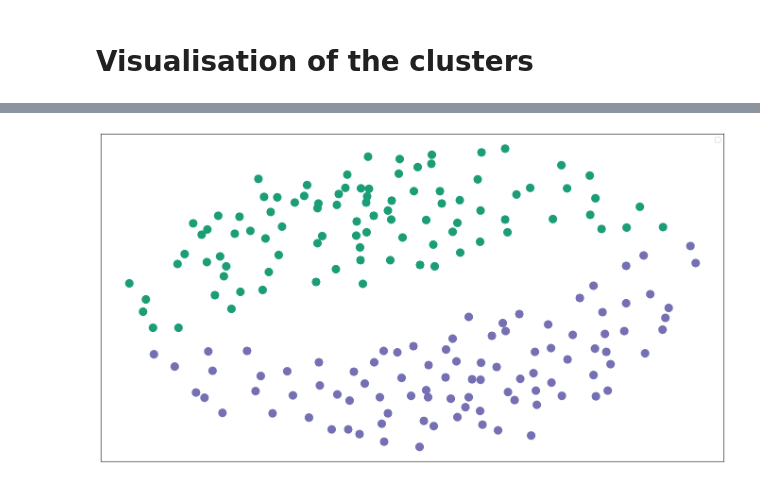
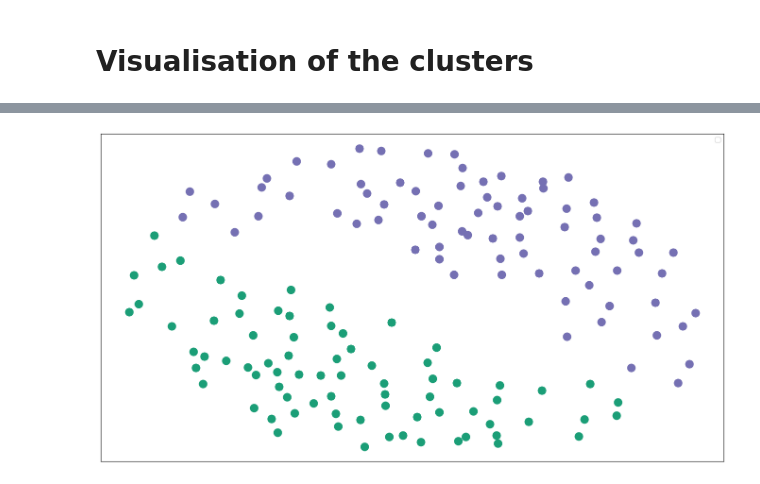
Before and after one commit to Hawawou/UE-803, a Jupyter notebook: Clustering_justTexts.ipynb, the cells around one changed output, grey strips where cells are left out. Cells and saved outputs as stored; diff of their text form; code cells hidden in the pictures.

Commit message:
splitted the data

```diff
--- a/Clustering_justTexts.ipynb
+++ b/Clustering_justTexts.ipynb
@@ -63,3 +64,6 @@ X_cleaned = [remove_years(text) for text in X]
+# %%
+from sklearn.model_selection import train_test_split
+X_train, X_test, y_train, y_test = train_test_split(X, Y, test_size=0.2, random_state=42, shuffle=True)
 # %%
 # Using TFIDF vectorizer to convert convert words to Vector Space
 tfidf_vectorizer = TfidfVectorizer(max_features=200,
@@ -69,4 +73,8 @@ tfidf_vectorizer = TfidfVectorizer(max_features=200,
                                        ngram_range=(1, 1))
 
 # Fit the vectorizer to text data
-tfidf_matrix = tfidf_vectorizer.fit_transform(X_cleaned)
+# tfidf_matrix = tfidf_vectorizer.fit_transform(X_cleaned)
+X_train_matrix = tfidf_vectorizer.fit_transform(X_train)
+X_test_matrix = tfidf_vectorizer.transform(X_test)
+print(X_test_matrix.shape)
+print(X_train_matrix.shape)
@@ -113,0 +116,14 @@ print(predicted_labels)
+# %%
+from sklearn.cluster import KMeans
+
+# Kmeans++
+km = KMeans(n_clusters=2, init='k-means++', max_iter=300, n_init=5, verbose=0, random_state=42)
+km.fit(X_train_matrix)
+clusters_train = km.labels_
+print(len(clusters_train))
+
+predicted = km.predict(X_test_matrix)
+
+# cluster assignement (list showing the cluster assigned to each instance)
+clusters = predicted.tolist()
+print(len(clusters))
@@ -176,7 +212,7 @@ import matplotlib as mpl
 from sklearn.metrics.pairwise import cosine_similarity
 from sklearn.manifold import MDS
 
-dist = 1 - cosine_similarity(tfidf_matrix)
+dist = 1 - cosine_similarity(X_train_matrix)
 
 # Use multidimensional scaling to convert the dist matrix into a 2-dimensional array
 
@@ -202,7 +238,7 @@ cluster_colors = {0: '#7570b3', 1: '#1b9e77'}
 %matplotlib inline
 
 #create data frame that has the result of the MDS plus the cluster numbers and titles
-df = pd.DataFrame(dict(x=xs, y=ys, label=clusters))
+df = pd.DataFrame(dict(x=xs, y=ys, label=clusters_train))
 
 #group by cluster
 groups = df.groupby('label')
@@ -241 +277 @@ WARNING:matplotlib.legend:No artists with labels found to put in legend.  Note t
-[figure, old version]
+[figure, new version]
```
Also changed, not shown: parts of 15 cells of this notebook.
